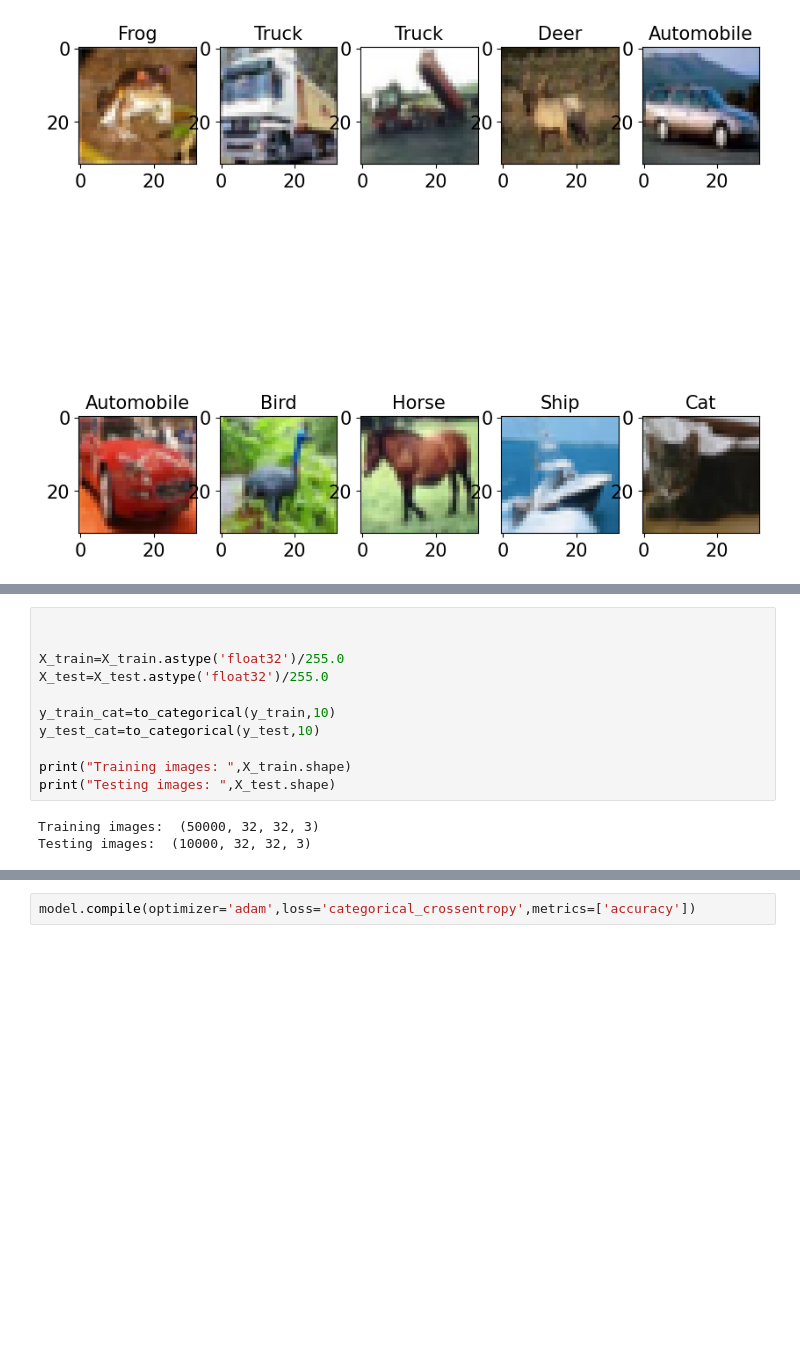
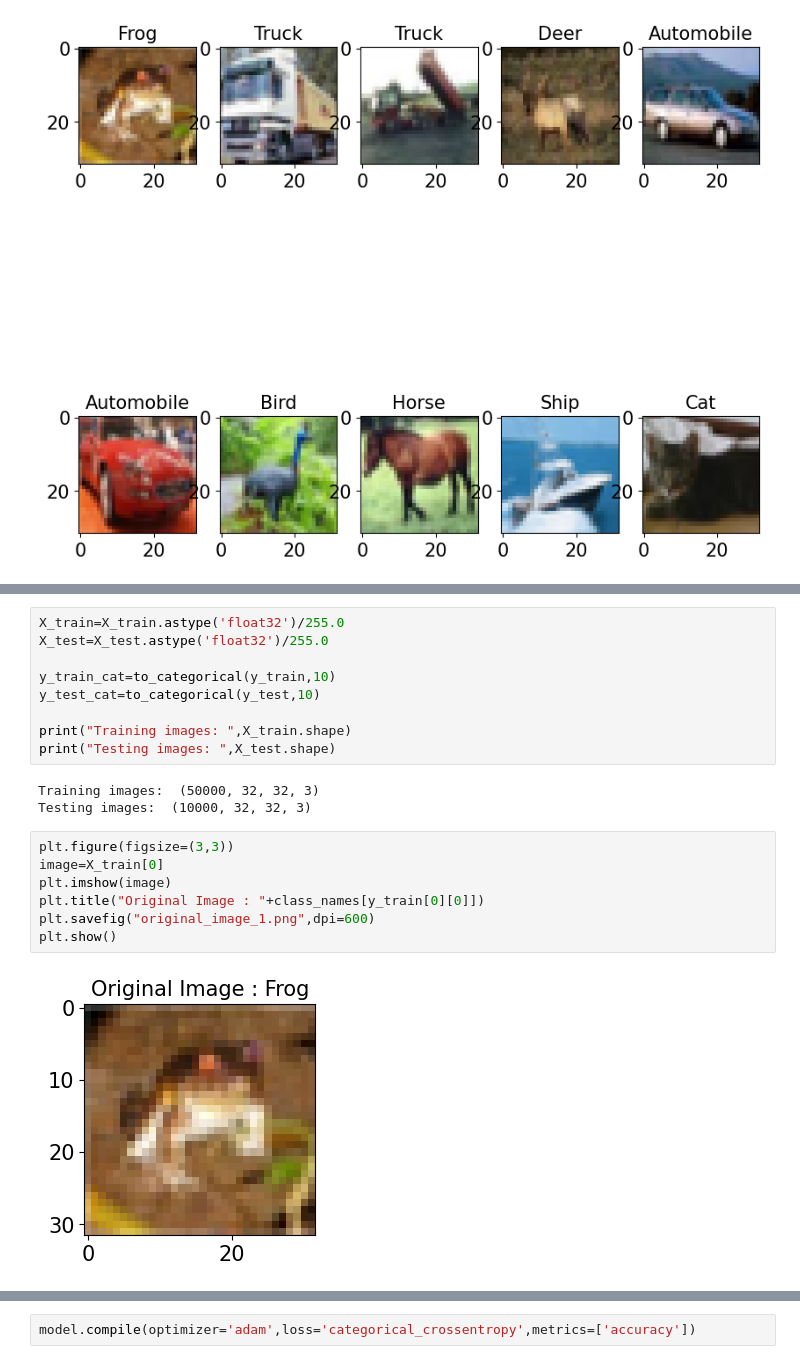
Before and after one commit to sadhika-tech/deep-learning-lab, a Jupyter notebook: Lab 3/convolutional_neural_networks.ipynb, the cells around one changed output, grey strips where cells are left out. Drawn from its saved outputs; the diff is of its cells as text; blank space fills up the shorter version.

```diff
--- a/Lab 3/convolutional_neural_networks.ipynb
+++ b/Lab 3/convolutional_neural_networks.ipynb
@@ -53,6 +71,4 @@ plt.show()
 # %%
-
-
 X_train=X_train.astype('float32')/255.0
 X_test=X_test.astype('float32')/255.0
 
@@ -64,3 +80,12 @@ print("Testing images: ",X_test.shape)
 # %% [output]
 Training images:  (50000, 32, 32, 3)
 Testing images:  (10000, 32, 32, 3)
+# %%
+plt.figure(figsize=(3,3))
+image=X_train[0]
+plt.imshow(image)
+plt.title("Original Image : "+class_names[y_train[0][0]])
+plt.savefig("original_image_1.png",dpi=600)
+plt.show()
+# %% [output]
+[figure, added]
```
Also changed, not shown: parts of 43 cells of this notebook.
